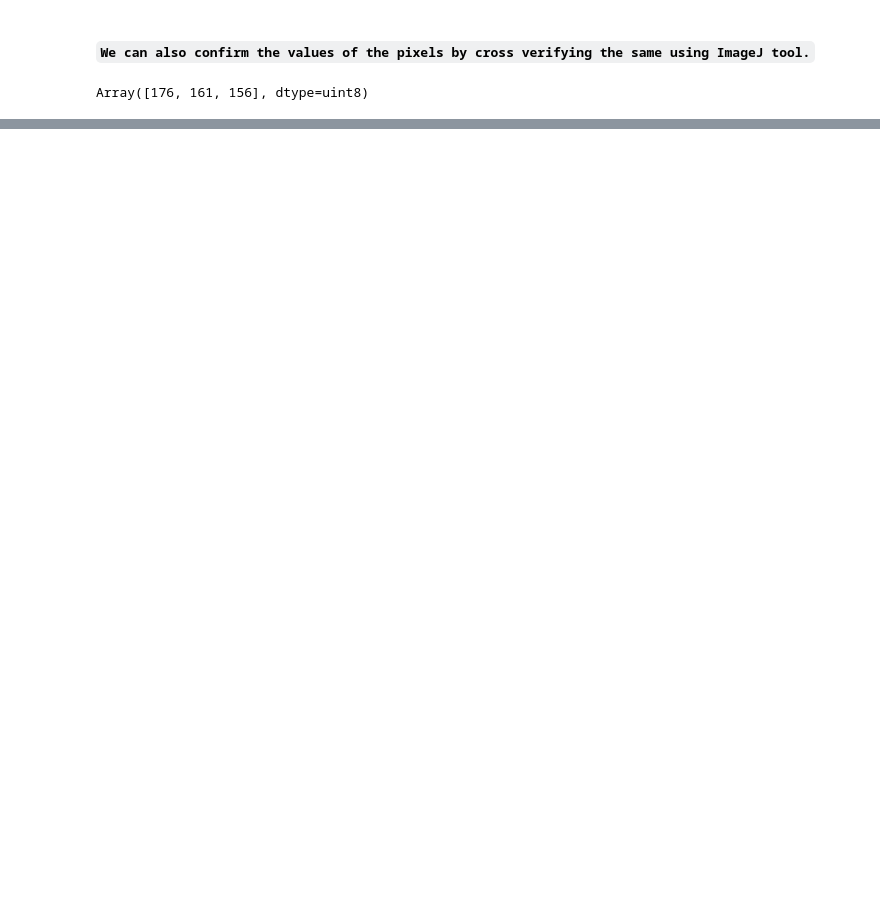
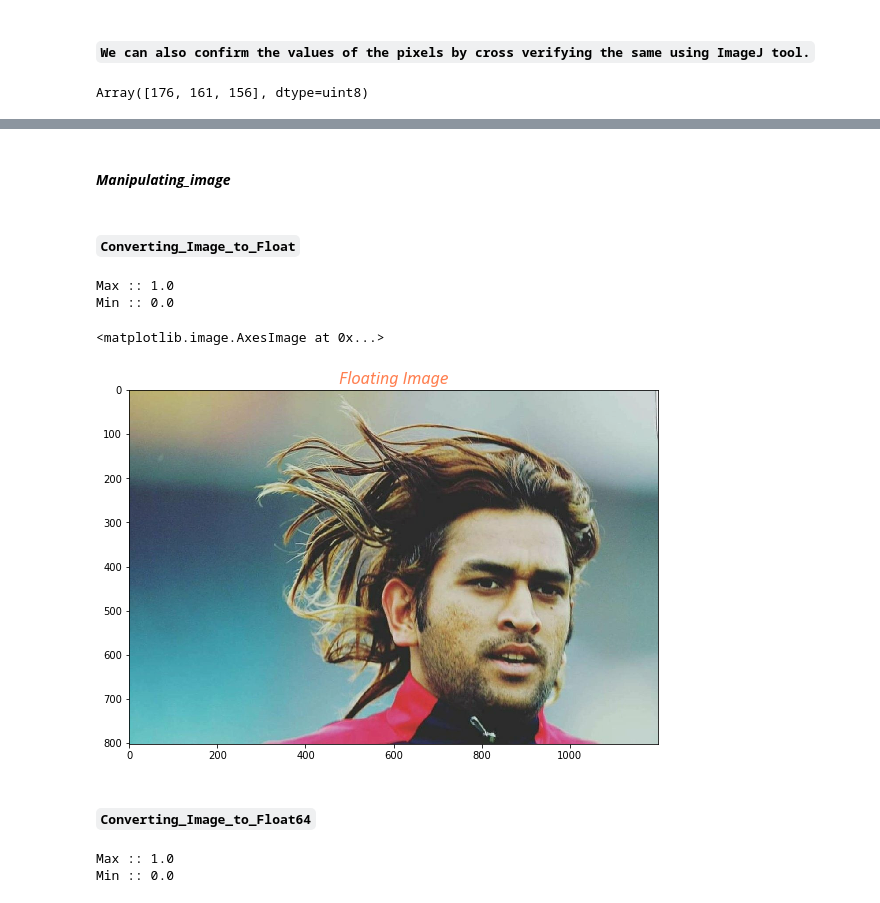
Before and after one commit to raj-shr-git/Image_processing, a Jupyter notebook: Image_Processing.ipynb, the cells around one changed output, grey strips where cells are left out. Drawn from its saved outputs; the diff is of its cells as text; code cells hidden in the pictures; blank space fills up the shorter version.

```diff
--- a/Image_Processing.ipynb
+++ b/Image_Processing.ipynb
@@ -81,3 +94,5 @@ blood_image = io.imread('dataset-master/JPEGImages/BloodImage_00000.jpg')
+# %%
+fav_dhoni_image = io.imread('fav_pics/dhoni4.jpg')
 # %% [markdown]
 ##### ***Dtype of above readed image***
 # %%
@@ -293,0 +210,27 @@ s01_data.affine
+# %% [markdown]
+#### ***Manipulating_image***
+# %% [markdown]
+#### **``Converting_Image_to_Float``**
+# %%
+fav_dhoni_image_flt = skimage.img_as_float(fav_dhoni_image)
+
+print('Max ::',fav_dhoni_image_flt.max(),'\nMin ::',fav_dhoni_image_flt.min())
+# %% [output]
+Max :: 1.0
+Min :: 0.0
+# %%
+plt.figure(figsize=(8,8))
+plt.title('Floating Image',fontdict={'size':18,'family':'calibri','color':'coral','style':'italic'})
+io.imshow(fav_dhoni_image_flt)
+# %% [output]
+<matplotlib.image.AxesImage at 0x...>
+[figure, added]
+# %% [markdown]
+#### **``Converting_Image_to_Float64``**
+# %%
+fav_dhoni_image_flt64 = skimage.img_as_float64(fav_dhoni_image)
+
+print('Max ::',fav_dhoni_image_flt64.max(),'\nMin ::',fav_dhoni_image_flt64.min())
+# %% [output]
+Max :: 1.0
+Min :: 0.0
```
Also changed, not shown: parts of 98 cells of this notebook, 12 other files.
